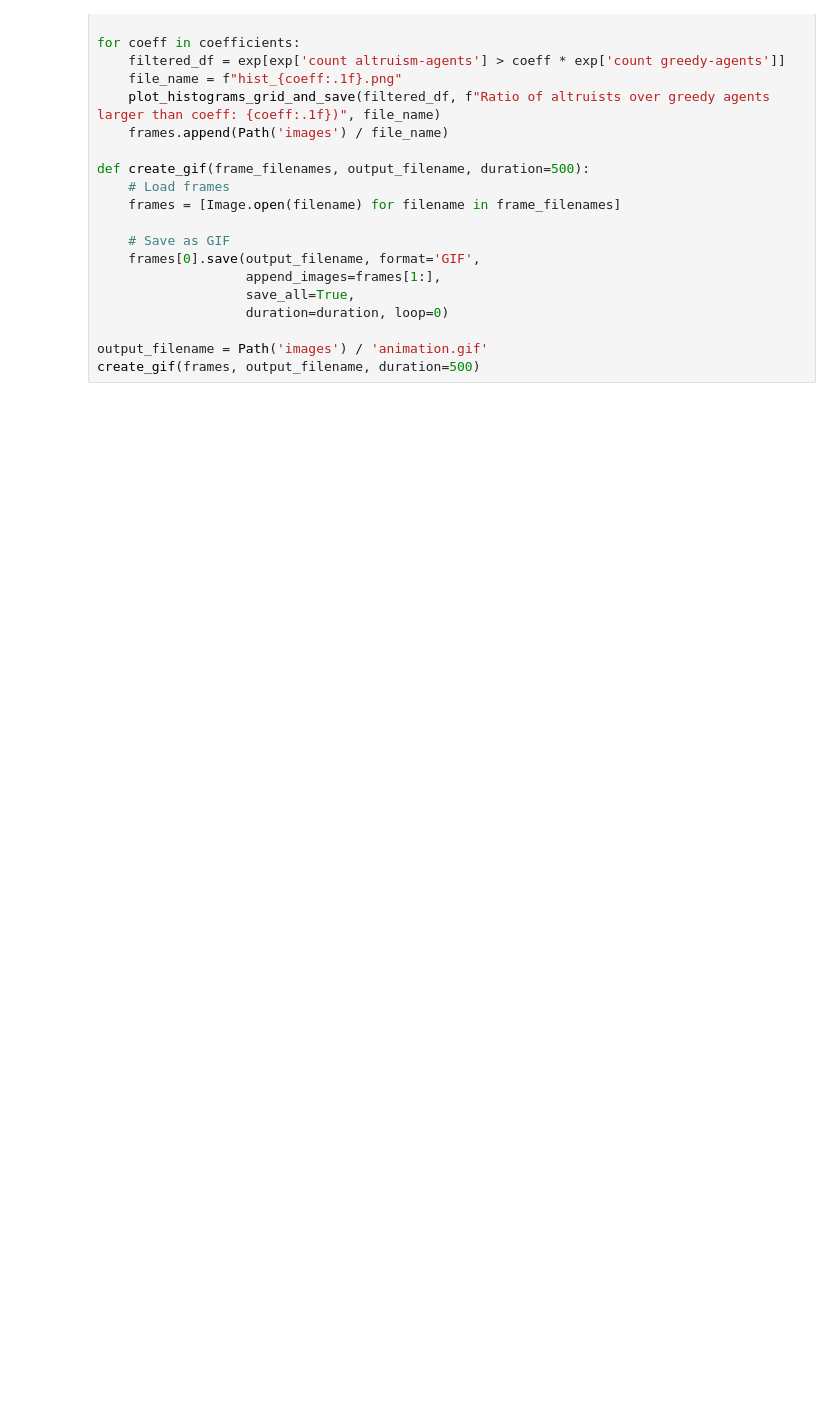
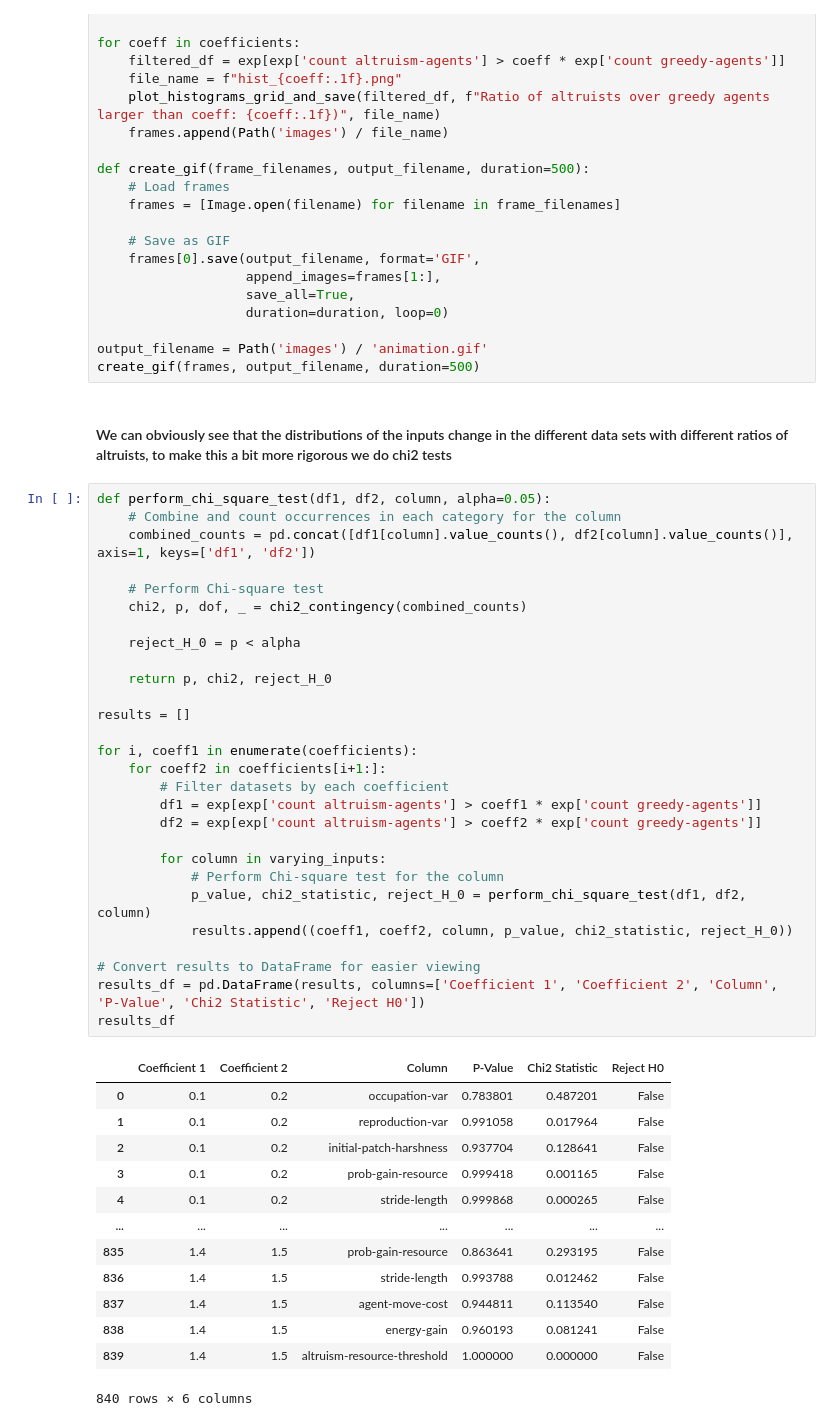
Before and after one commit to Janko-dev/altruism_netlogo, a Jupyter notebook: notebooks/data_exploration.ipynb, the cells around one changed output. Saved outputs shown, nothing was run; the diff lists cells and outputs as text; blank space fills up the shorter version.

Commit message:
add chi2 test

```diff
--- a/notebooks/data_exploration.ipynb
+++ b/notebooks/data_exploration.ipynb
@@ -299,3 +297,47 @@ def create_gif(frame_filenames, output_filename, duration=500):
 
 output_filename = Path('images') / 'animation.gif'
 create_gif(frames, output_filename, duration=500)
+# %% [markdown]
+#### We can obviously see that the distributions of the inputs change in the different data sets with different ratios of altruists, to make this a bit more rigorous we do chi2 tests
+# %%
+def perform_chi_square_test(df1, df2, column, alpha=0.05):
+    # Combine and count occurrences in each category for the column
+    combined_counts = pd.concat([df1[column].value_counts(), df2[column].value_counts()], axis=1, keys=['df1', 'df2'])
+
+    # Perform Chi-square test
+    chi2, p, dof, _ = chi2_contingency(combined_counts)
+
+    reject_H_0 = p < alpha
+
+    return p, chi2, reject_H_0
+
+results = []
+
+for i, coeff1 in enumerate(coefficients):
+    for coeff2 in coefficients[i+1:]:
+        # Filter datasets by each coefficient
+        df1 = exp[exp['count altruism-agents'] > coeff1 * exp['count greedy-agents']]
+        df2 = exp[exp['count altruism-agents'] > coeff2 * exp['count greedy-agents']]
+
+        for column in varying_inputs:
+            # Perform Chi-square test for the column
+            p_value, chi2_statistic, reject_H_0 = perform_chi_square_test(df1, df2, column)
+            results.append((coeff1, coeff2, column, p_value, chi2_statistic, reject_H_0))
+
+# Convert results to DataFrame for easier viewing
+results_df = pd.DataFrame(results, columns=['Coefficient 1', 'Coefficient 2', 'Column', 'P-Value', 'Chi2 Statistic', 'Reject H0'])
+results_df
+# %% [output]
+|  | Coefficient 1 | Coefficient 2 | Column | P-Value | Chi2 Statistic | Reject H0 |
+| 0 | 0.1 | 0.2 | occupation-var | 0.783801 | 0.487201 | False |
+| 1 | 0.1 | 0.2 | reproduction-var | 0.991058 | 0.017964 | False |
+| 2 | 0.1 | 0.2 | initial-patch-harshness | 0.937704 | 0.128641 | False |
+| 3 | 0.1 | 0.2 | prob-gain-resource | 0.999418 | 0.001165 | False |
+| 4 | 0.1 | 0.2 | stride-length | 0.999868 | 0.000265 | False |
+| ... | ... | ... | ... | ... | ... | ... |
+| 835 | 1.4 | 1.5 | prob-gain-resource | 0.863641 | 0.293195 | False |
+| 836 | 1.4 | 1.5 | stride-length | 0.993788 | 0.012462 | False |
+| 837 | 1.4 | 1.5 | agent-move-cost | 0.944811 | 0.113540 | False |
+| 838 | 1.4 | 1.5 | energy-gain | 0.960193 | 0.081241 | False |
+| 839 | 1.4 | 1.5 | altruism-resource-threshold | 1.000000 | 0.000000 | False |
+840 rows × 6 columns
```
Also changed, not shown: parts of 9 cells of this notebook, 2 other files.
